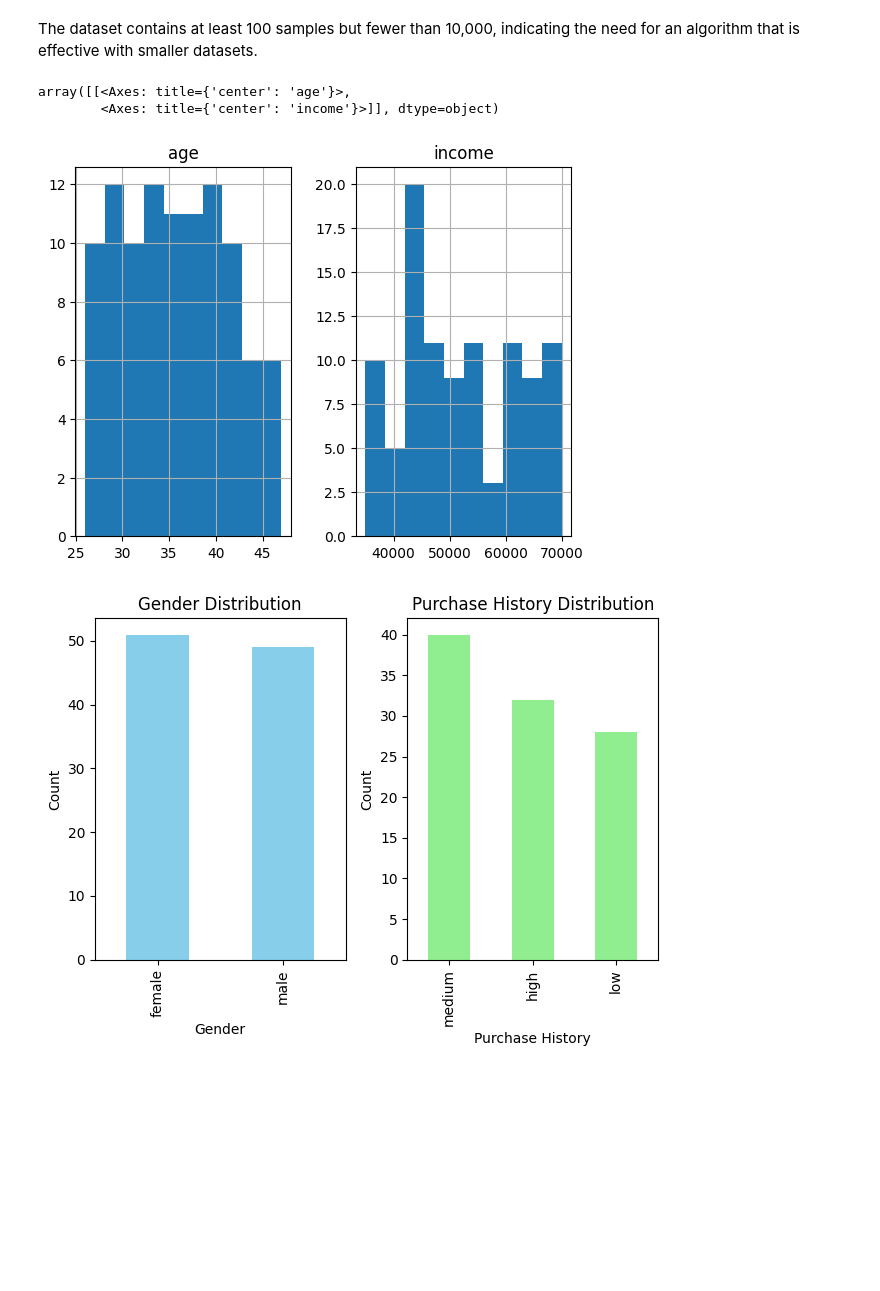
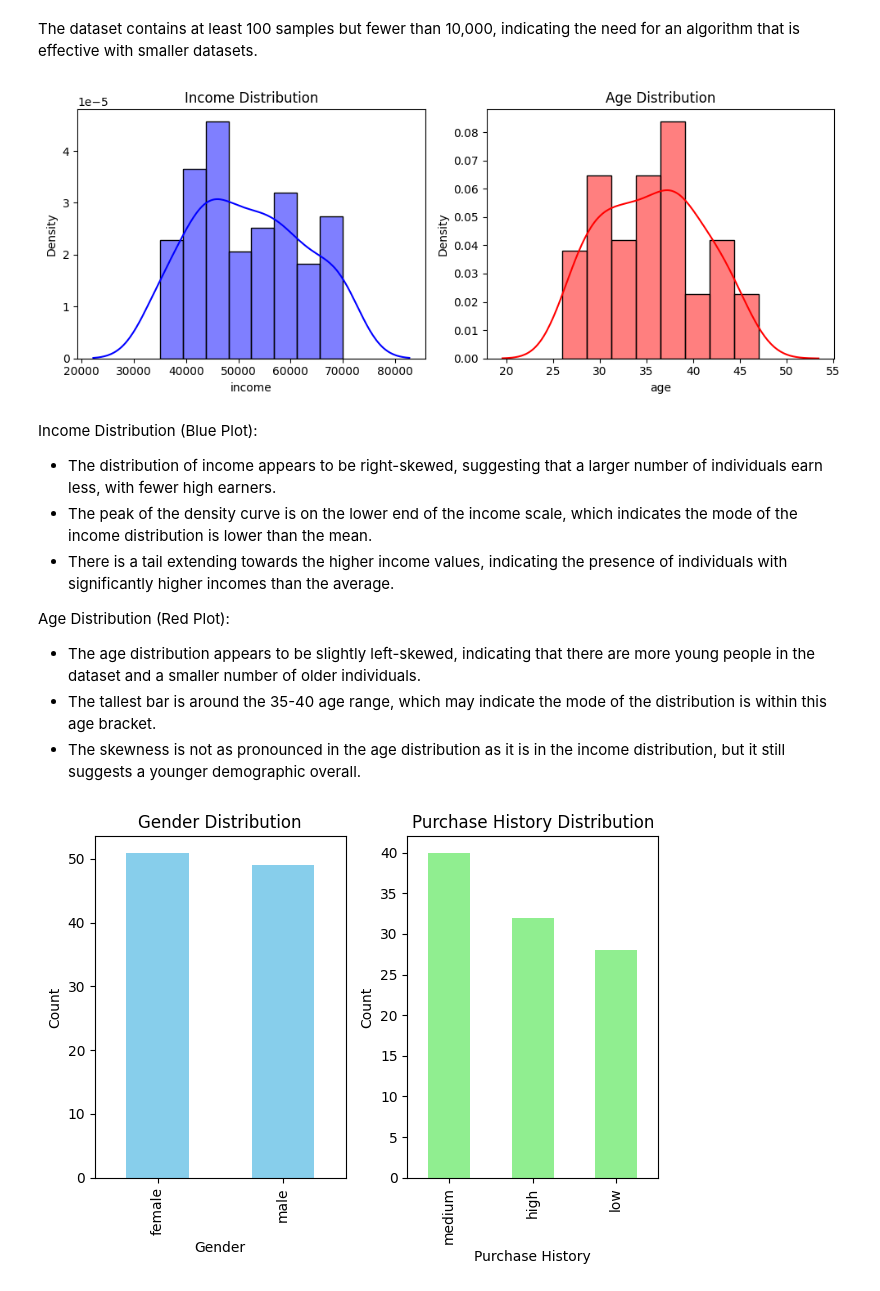
Before and after one commit to SandovalAguilar/classification-case, a Jupyter notebook: Notebook/case.ipynb, the cells around one changed output. Saved outputs shown, nothing was run; the diff lists cells and outputs as text; code cells hidden in the pictures; blank space fills up the shorter version.

```diff
--- a/Notebook/case.ipynb
+++ b/Notebook/case.ipynb
@@ -112,14 +112,34 @@ The dataset contains at least 100 samples but fewer than 10,000, indicating the
 # %%
 # Select numerical columns
 numerical_columns = df.select_dtypes(include=['int64']).columns
-# %%
-# Create histogram for each categorical column in DataFrame
-numerical_columns = df.select_dtypes(include=['int64']).columns
-df[numerical_columns].hist()
-# %% [output]
-array([[<Axes: title={'center': 'age'}>,
-        <Axes: title={'center': 'income'}>]], dtype=object)
-[figure, removed]
+# %%
+# Adjusting the layout to place one plot beside the other
+fig, axs = plt.subplots(1, 2, figsize=(10, 4))
+
+# Plotting 'income' histogram and KDE in the first subplot
+sns.histplot(df["income"], kde=True, kde_kws=dict(cut=3), stat="density", color="blue", ax=axs[0])
+axs[0].set_title('Income Distribution')
+
+# Plotting 'age' histogram and KDE in the second subplot
+sns.histplot(df["age"], kde=True, kde_kws=dict(cut=3), stat="density", color="red", ax=axs[1])
+axs[1].set_title('Age Distribution')
+
+plt.tight_layout()
+plt.show()
+# %% [output]
+[figure, added]
+# %% [markdown]
+Income Distribution (Blue Plot):
+
+- The distribution of income appears to be right-skewed, suggesting that a larger number of individuals earn less, with fewer high earners.
+- The peak of the density curve is on the lower end of the income scale, which indicates the mode of the income distribution is lower than the mean.
+- There is a tail extending towards the higher income values, indicating the presence of individuals with significantly higher incomes than the average.
+
+Age Distribution (Red Plot):
+
+- The age distribution appears to be slightly left-skewed, indicating that there are more young people in the dataset and a smaller number of older individuals.
+- The tallest bar is around the 35-40 age range, which may indicate the mode of the distribution is within this age bracket.
+- The skewness is not as pronounced in the age distribution as it is in the income distribution, but it still suggests a younger demographic overall.
 # %%
 # Plot for 'gender' value counts
 plt.subplot(1, 2, 1)  # 1 row, 2 columns, 1st subplot
```
